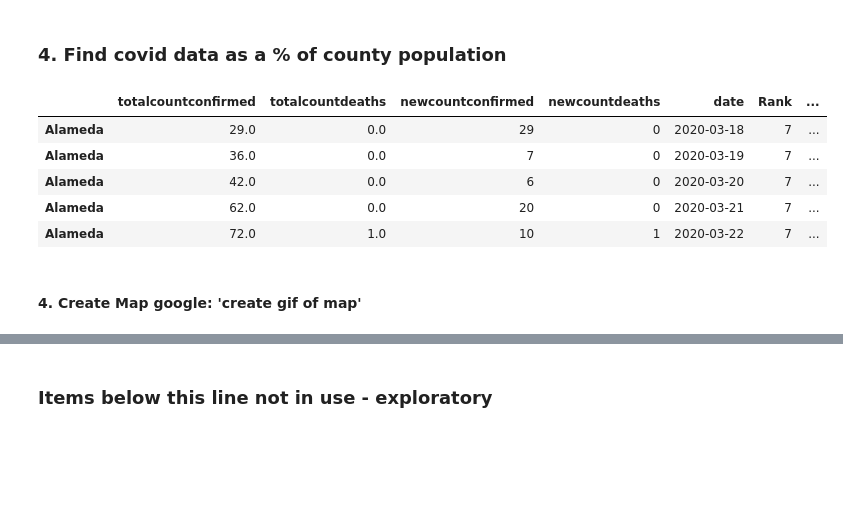
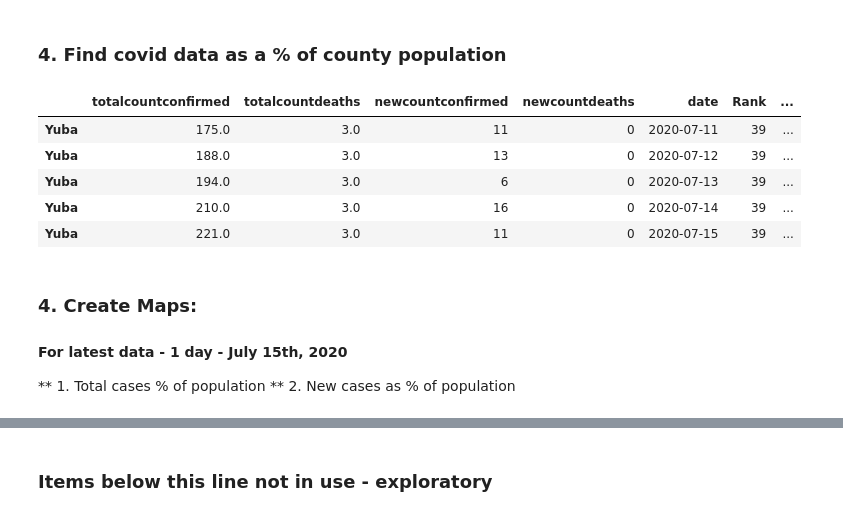
Before and after one commit to MegansColorado/Capstone_1, a Jupyter notebook: Cali_covid_data_exploration.ipynb, the cells around one changed output, grey strips where cells are left out. Cells and saved outputs as stored; diff of their text form; code cells hidden in the pictures; blank space fills up the shorter version.

```diff
--- a/Cali_covid_data_exploration.ipynb
+++ b/Cali_covid_data_exploration.ipynb
@@ -100,11 +100,11 @@ covid_main_df.head(3)
 # %%
 covid_main_df['%_pop_new_cases'] = covid_main_df['newcountconfirmed']/covid_main_df['Population'] * 100
 covid_main_df['%_pop_total_cases'] = covid_main_df['totalcountconfirmed']/covid_main_df['Population'] * 100
-covid_main_df.head()
+covid_main_df.tail()
 # %% [output]
 |  | totalcountconfirmed | totalcountdeaths | newcountconfirmed | newcountdeaths | date | Rank | ... |
-| Alameda | 29.0 | 0.0 | 29 | 0 | 2020-03-18 | 7 | ... |
-| Alameda | 36.0 | 0.0 | 7 | 0 | 2020-03-19 | 7 | ... |
-| Alameda | 42.0 | 0.0 | 6 | 0 | 2020-03-20 | 7 | ... |
-| Alameda | 62.0 | 0.0 | 20 | 0 | 2020-03-21 | 7 | ... |
-| Alameda | 72.0 | 1.0 | 10 | 1 | 2020-03-22 | 7 | ... |
+| Yuba | 175.0 | 3.0 | 11 | 0 | 2020-07-11 | 39 | ... |
+| Yuba | 188.0 | 3.0 | 13 | 0 | 2020-07-12 | 39 | ... |
+| Yuba | 194.0 | 3.0 | 6 | 0 | 2020-07-13 | 39 | ... |
+| Yuba | 210.0 | 3.0 | 16 | 0 | 2020-07-14 | 39 | ... |
+| Yuba | 221.0 | 3.0 | 11 | 0 | 2020-07-15 | 39 | ... |
@@ -113,2 +110,0 @@ covid_main_df.groupby()
-# %% [markdown]
-#### 4. Create Map google: 'create gif of map'
@@ -115,3 +124,8 @@ covid_main_df.groupby()
+# %% [markdown]
+### 4. Create Maps:
+#### For latest data - 1 day - July 15th, 2020
+** 1. Total cases % of population
+** 2. New cases as % of population
 # %%
 import folium
 from folium.plugins import HeatMap
```
Also changed, not shown: parts of 5 cells of this notebook, 10 other files.
